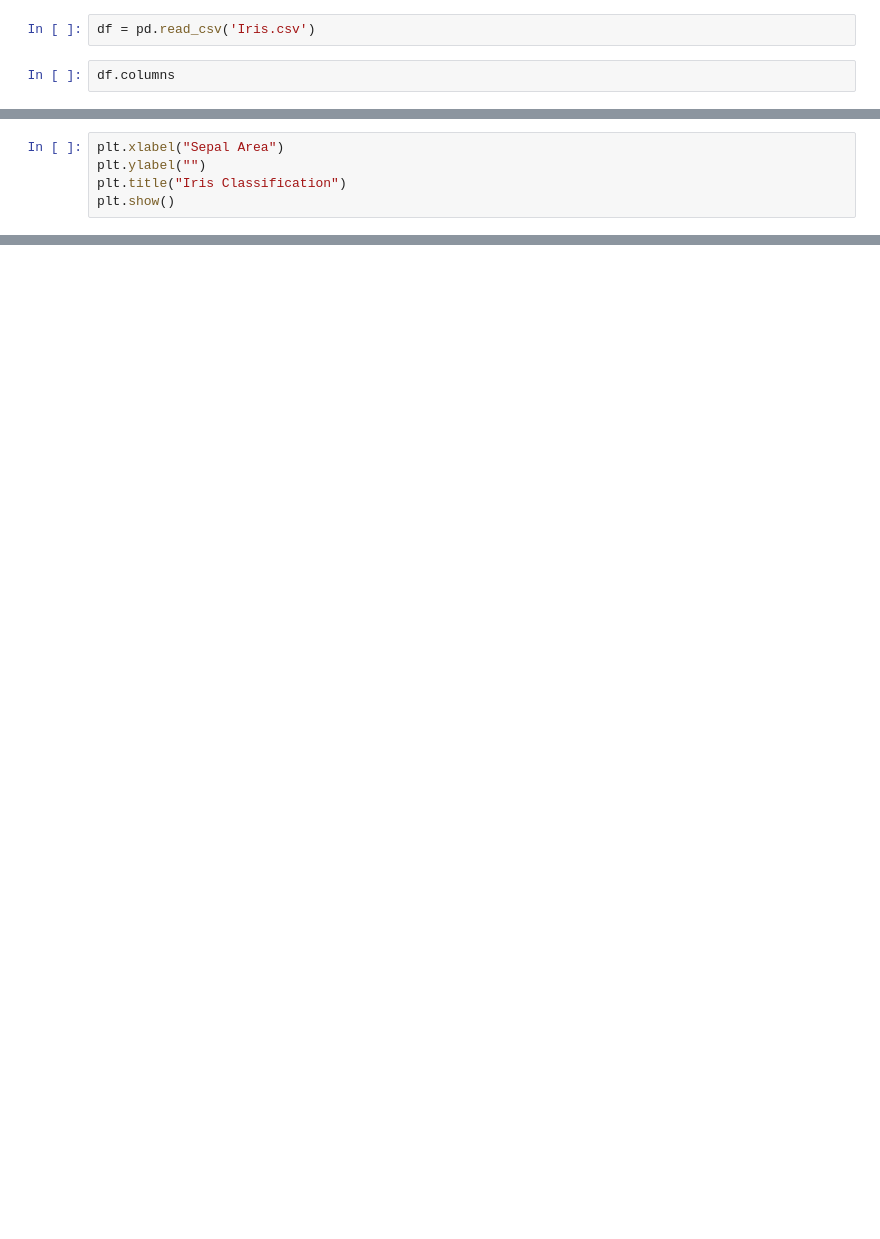
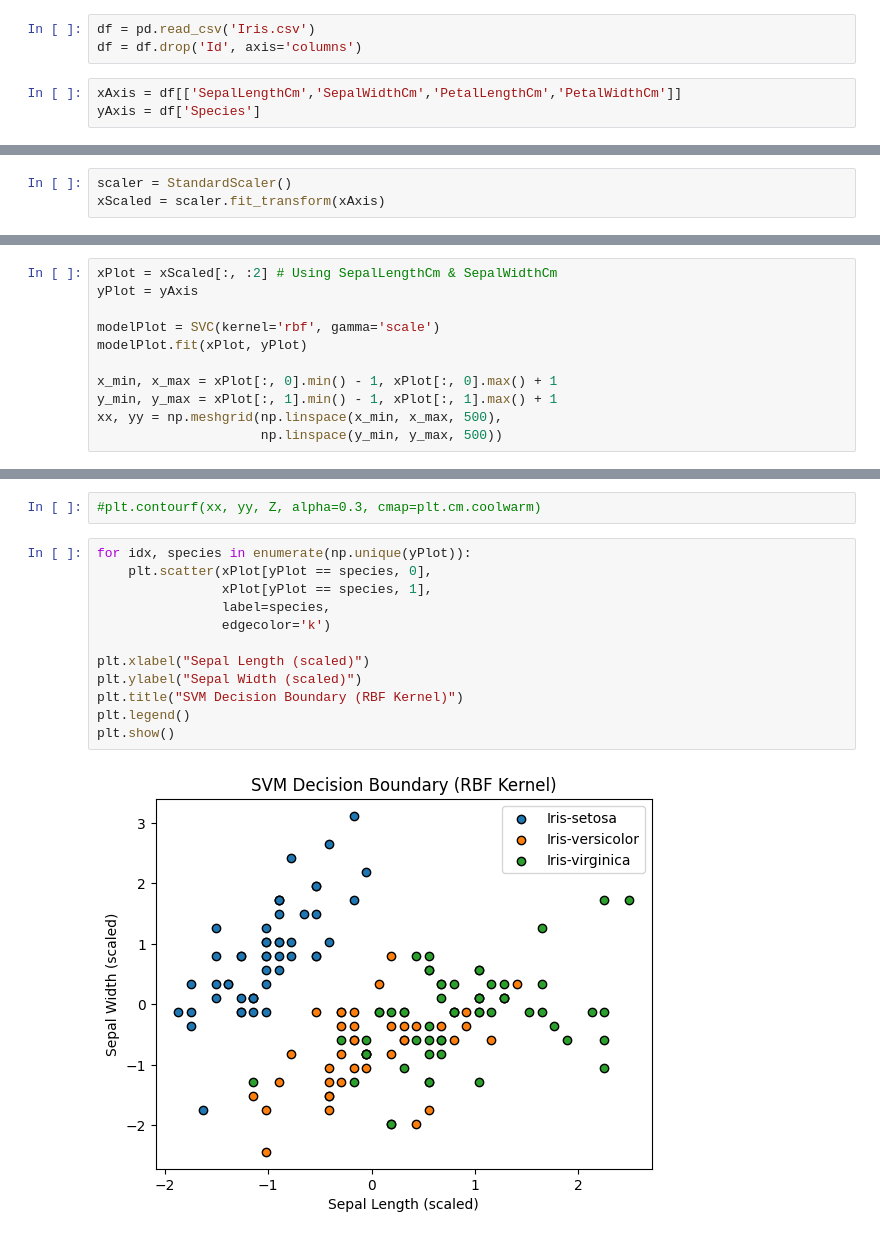
Before and after one commit to Ryan-Dunne/DataScience, a Jupyter notebook: WhichIrisSpecies.ipynb, the cells around one changed output, grey strips where cells are left out. Cells and saved outputs as stored; diff of their text form; blank space fills up the shorter version.

```diff
--- a/WhichIrisSpecies.ipynb
+++ b/WhichIrisSpecies.ipynb
@@ -5,4 +10,6 @@ import numpy as np
 # %%
 df = pd.read_csv('Iris.csv')
+df = df.drop('Id', axis='columns')
 # %%
-df.columns
+xAxis = df[['SepalLengthCm','SepalWidthCm','PetalLengthCm','PetalWidthCm']]
+yAxis = df['Species']
@@ -13,5 +16,3 @@ Index(['Id', 'SepalLengthCm', 'SepalWidthCm', 'PetalLengthCm', 'PetalWidthCm',
 # %%
-plt.xlabel("Sepal Area")
-plt.ylabel("")
-plt.title("Iris Classification")
-plt.show()
+scaler = StandardScaler()
+xScaled = scaler.fit_transform(xAxis)
@@ -19,0 +34,11 @@ plt.show()
+# %%
+xPlot = xScaled[:, :2] # Using SepalLengthCm & SepalWidthCm
+yPlot = yAxis
+
+modelPlot = SVC(kernel='rbf', gamma='scale')
+modelPlot.fit(xPlot, yPlot)
+
+x_min, x_max = xPlot[:, 0].min() - 1, xPlot[:, 0].max() + 1
+y_min, y_max = xPlot[:, 1].min() - 1, xPlot[:, 1].max() + 1
+xx, yy = np.meshgrid(np.linspace(x_min, x_max, 500),
+                     np.linspace(y_min, y_max, 500))
@@ -19,0 +48,16 @@ plt.show()
+# %%
+#plt.contourf(xx, yy, Z, alpha=0.3, cmap=plt.cm.coolwarm)
+# %%
+for idx, species in enumerate(np.unique(yPlot)):
+    plt.scatter(xPlot[yPlot == species, 0],
+                xPlot[yPlot == species, 1],
+                label=species,
+                edgecolor='k')
+
+plt.xlabel("Sepal Length (scaled)")
+plt.ylabel("Sepal Width (scaled)")
+plt.title("SVM Decision Boundary (RBF Kernel)")
+plt.legend()
+plt.show()
+# %% [output]
+[figure, added]
```
Also changed, not shown: parts of 8 cells of this notebook, 2 other files.
